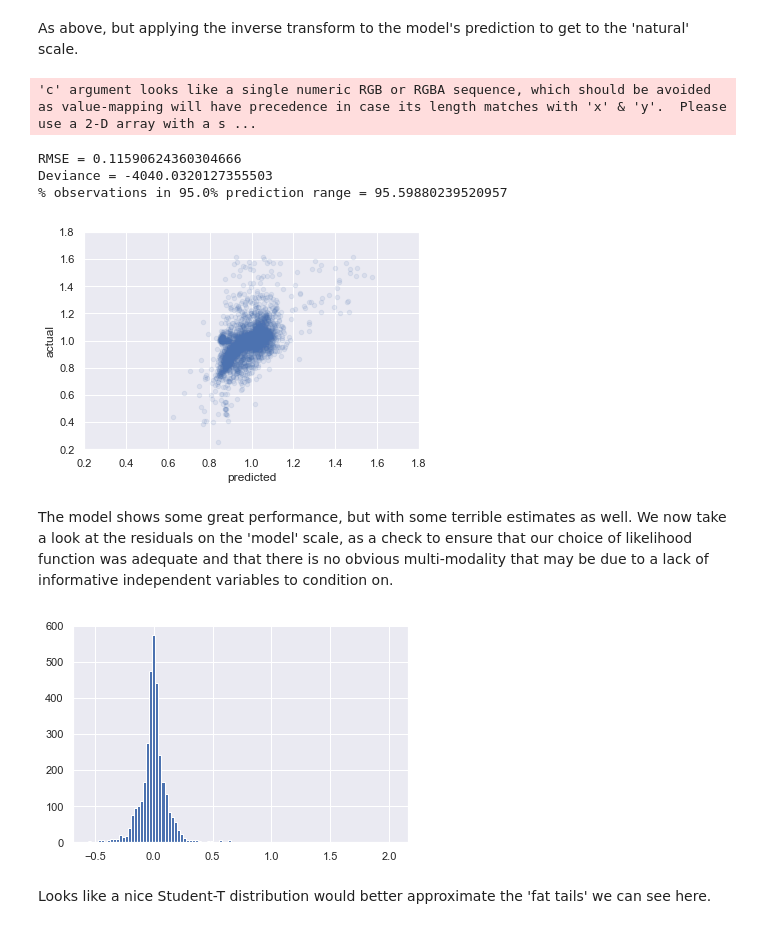
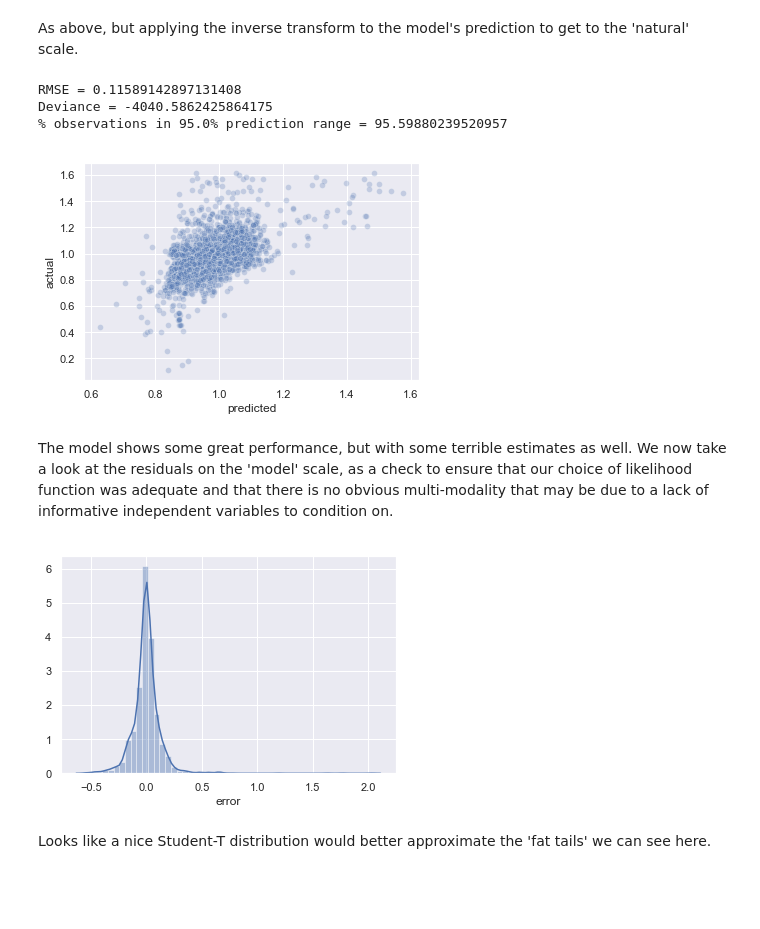
Before and after one commit to AlexIoannides/pymc-example-project, a Jupyter notebook: notebooks/pymc3_bayesian_data_workflow.ipynb, the cells around one changed output. Saved outputs shown, nothing was run; the diff lists cells and outputs as text; code cells hidden in the pictures; blank space fills up the shorter version.

```diff
--- a/notebooks/pymc3_bayesian_data_workflow.ipynb
+++ b/notebooks/pymc3_bayesian_data_workflow.ipynb
@@ -22,7 +23,7 @@ from sklearn.preprocessing import (
     StandardScaler, LabelEncoder, FunctionTransformer)
 from theano import shared
 
-sns.set()
+sns.set(rc={'figure.figsize':(10, 5)})
 warnings.filterwarnings('ignore')
 # %% [markdown]
 ## Load Data and Yield Pandas DataFrame
@@ -511,10 +506,7 @@ with pm.Model() as ror_basic:
 #### Markov Chain Monte Carlo Model Estimation
 To get better diagnostics, we use Markov Chain Monte Carl (MCMC) techniques to simulate draw samples from the posterior distribution.
 # %%
-# ror_model_basic_trace = run_or_load_mcmc(
-#     ror_model_basic, draws_=10000, tune_=2500)
-
-ror_basic_trace = run_or_load_mcmc(ror_basic, draws_=1000, tune_=500)
+ror_basic_trace = run_or_load_mcmc(ror_basic, draws_=10000, tune_=2500)
 # %% [output]
 Auto-assigning NUTS sampler...
 Initializing NUTS using jitter+adapt_diag...
@@ -554,22 +545,19 @@ ror_basic_insamp_tfm = model_performance(
     y_train, ror_basic_trace, ror_basic, samples_=10000,
     y_inv_tfm=label_itfm)
 
-_ = (ror_basic_insamp_tfm
-     .plot(kind='scatter', x='predicted', y='actual', alpha=0.1,
-           xlim=[0.2, 1.8], ylim=[0.2, 1.8]))
+_ = sns.scatterplot(x='predicted', y='actual', alpha=0.25,
+                    data=ror_basic_insamp_tfm)
 # %% [output]
-'c' argument looks like a single numeric RGB or RGBA sequence, which should be avoided as value-mapping will have precedence in case its length matches with 'x' & 'y'.  Please use a 2-D array with a s ...
+RMSE = 0.11589142897131408
+Deviance = -4040.5862425864175
+% observations in 95.0% prediction range = 95.59880239520957
-RMSE = 0.11590624360304666
-Deviance = -4040.0320127355503
-% observations in 95.0% prediction range = 95.59880239520957
-[figure, old version]
+[figure, new version]
 # %% [markdown]
 The model shows some great performance, but with some terrible estimates as well. We now take a look at the residuals on the 'model' scale, as a check to ensure that our choice of likelihood function was adequate and that there is no obvious multi-modality that may be due to a lack of informative independent variables to condition on.
 # %%
-_ = (ror_basic_insamp['error']
-     .hist(bins=100))
+_ = sns.distplot(ror_basic_insamp.error)
 # %% [output]
-[figure, old version]
+[figure, new version]
 # %% [markdown]
 Looks like a nice Student-T distribution would better approximate the 'fat tails' we can see here.
 # %% [markdown]
```
Also changed, not shown: parts of 29 cells of this notebook.
